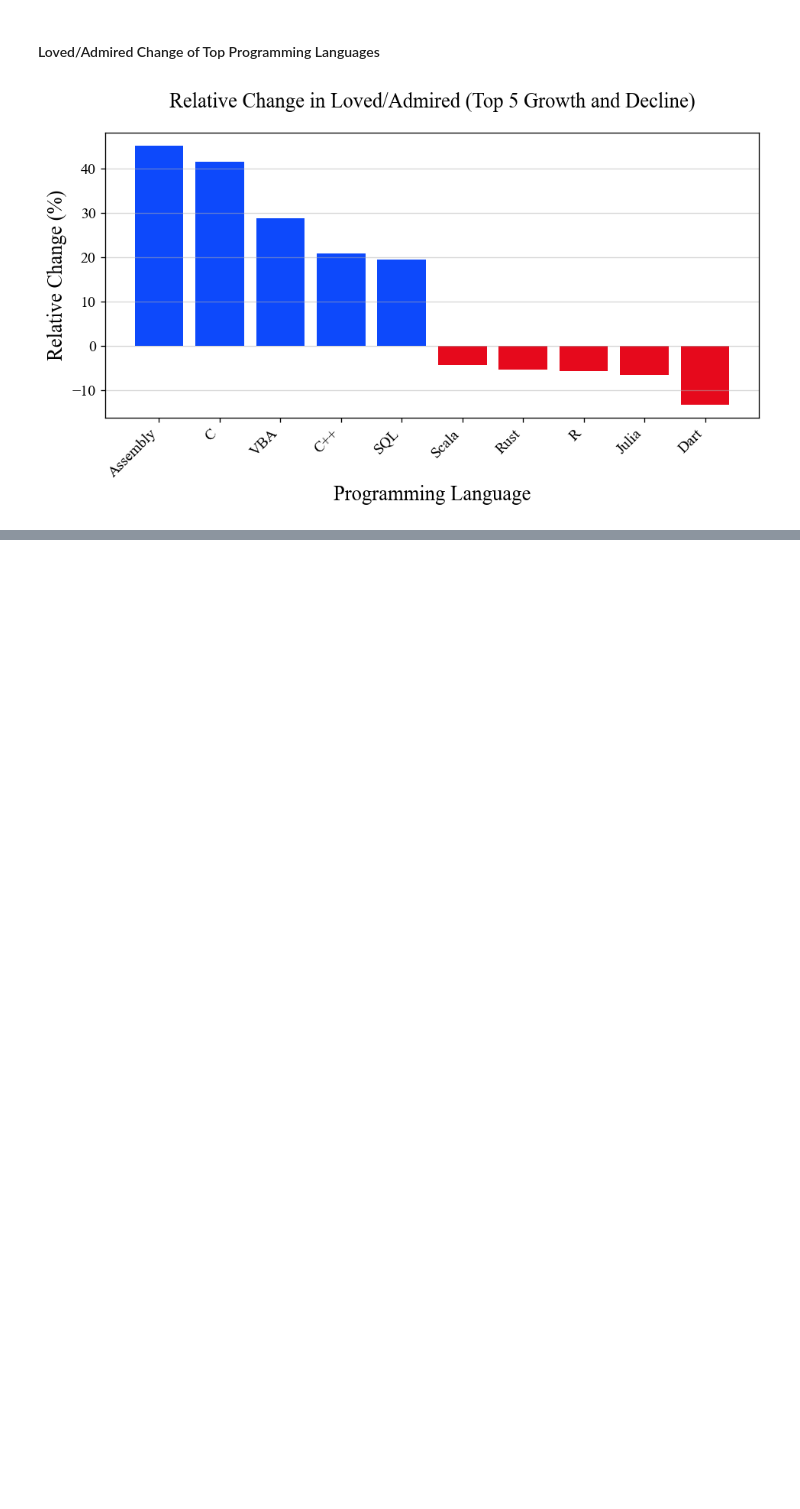
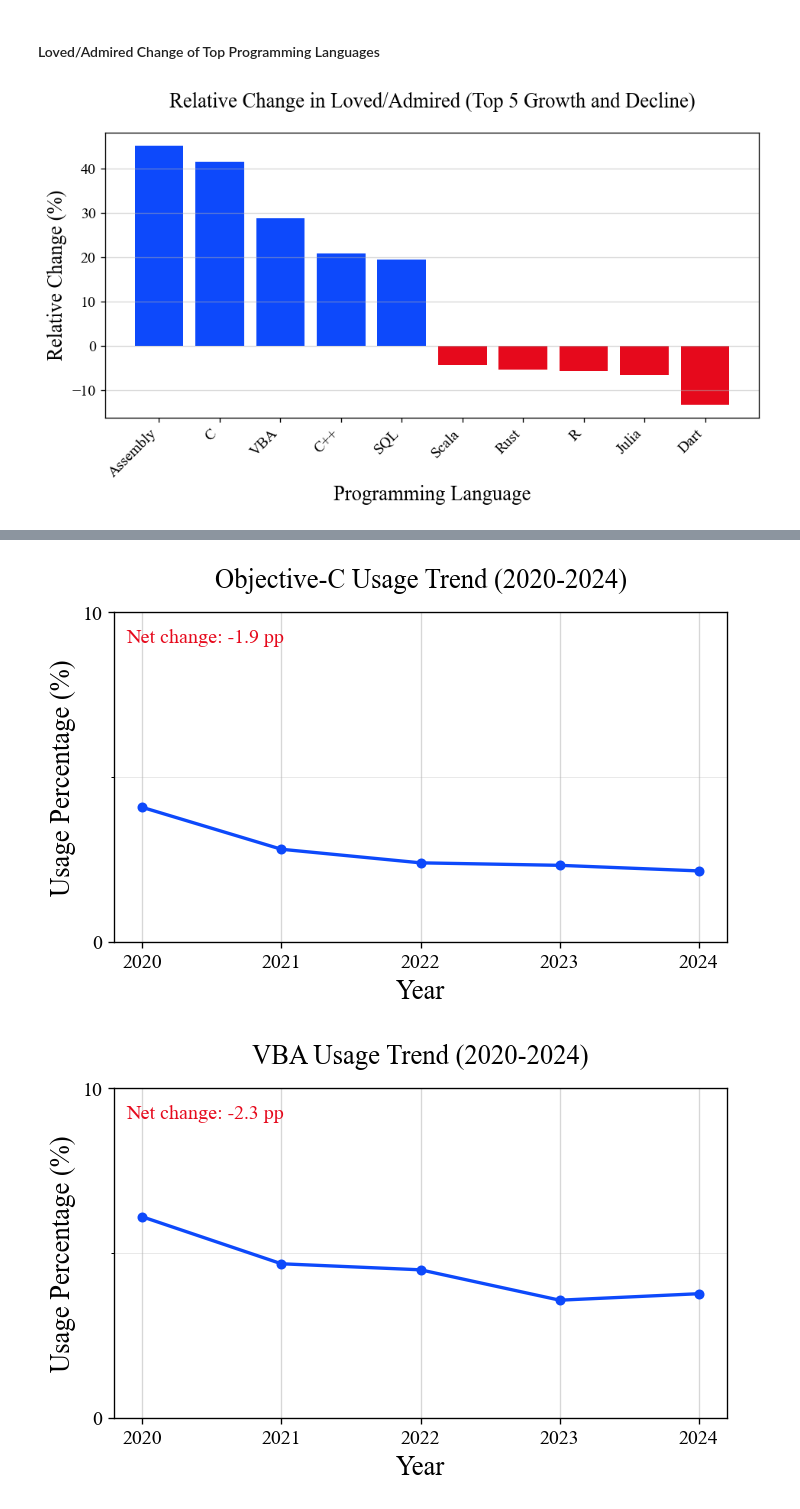
Before and after one commit to devinlin89/SO-language-trends-2020-2024, a Jupyter notebook: notebooks/analysis.ipynb, the cells around one changed output, grey strips where cells are left out. Cells and saved outputs as stored; diff of their text form; code cells hidden in the pictures; blank space fills up the shorter version.

```diff
--- a/notebooks/analysis.ipynb
+++ b/notebooks/analysis.ipynb
@@ -721,0 +692,10 @@ for language in top_5_languages_by_relative_decline.index:
+# %%
+for lang in top_usage_negative:
+    plotting.plot_single_language_trend(
+        usage_trends_df,
+        language=lang,
+        metric_name="Usage"
+    )
+# %% [output]
+[figure, added]
+[figure, added]
```
Also changed, not shown: parts of 18 cells of this notebook, 1 other file.
